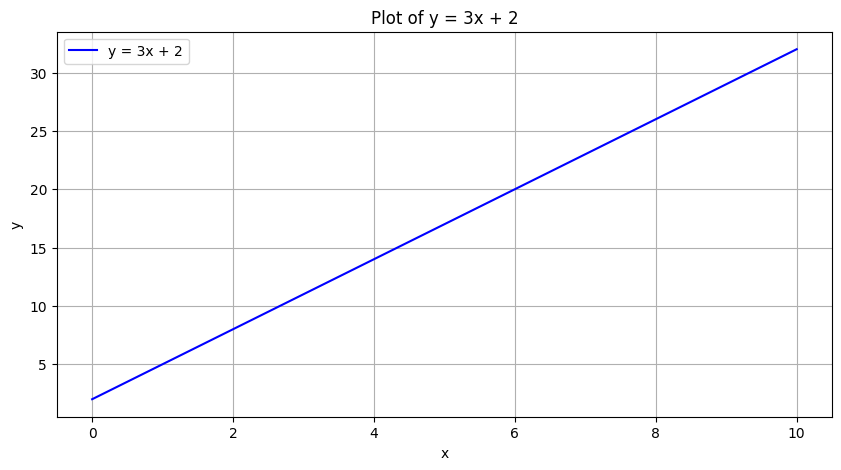
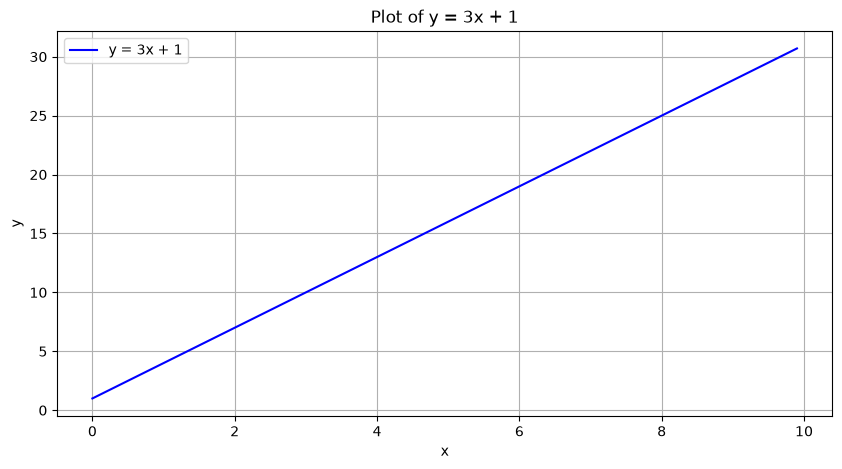
The change to this notebook cell's code, shown as a diff; its figure went from the first image to the second:
--- before
+++ after
@@ -1,6 +1,6 @@
 # Create a DataFrame representing y = 3x + 2, and display it with x ranging from 0 to 10 (step size of 0.1)
 
-x = np.arange(0, 10.1, 0.1)
-y = 3 * x + 2
+x = np.arange(0, 10., 0.1)
+y = 3 * x + 1
 df_math = pd.DataFrame()
 df_math['x'] = x
@@ -10,6 +10,6 @@
 
 plt.figure(figsize=(10, 5))
-plt.plot(df_math['x'], df_math['y'], label='y = 3x + 2', color='blue')
-plt.title('Plot of y = 3x + 2')
+plt.plot(df_math['x'], df_math['y'], label='y = 3x + 1', color='blue')
+plt.title('Plot of y = 3x + 1')
 plt.xlabel('x')
 plt.ylabel('y')

Commit: Linear Regression